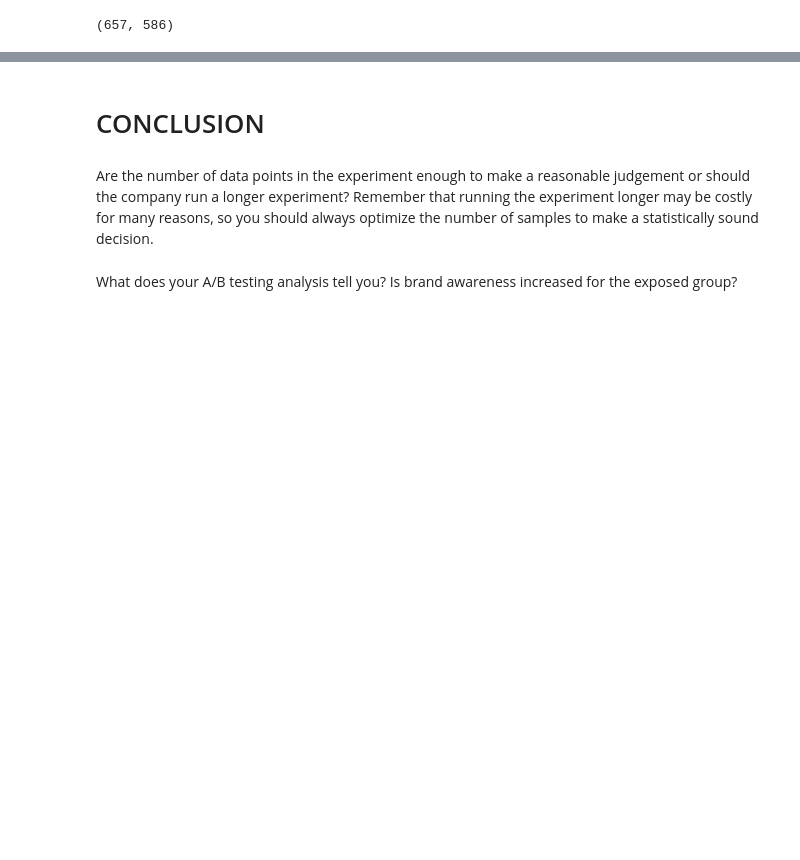
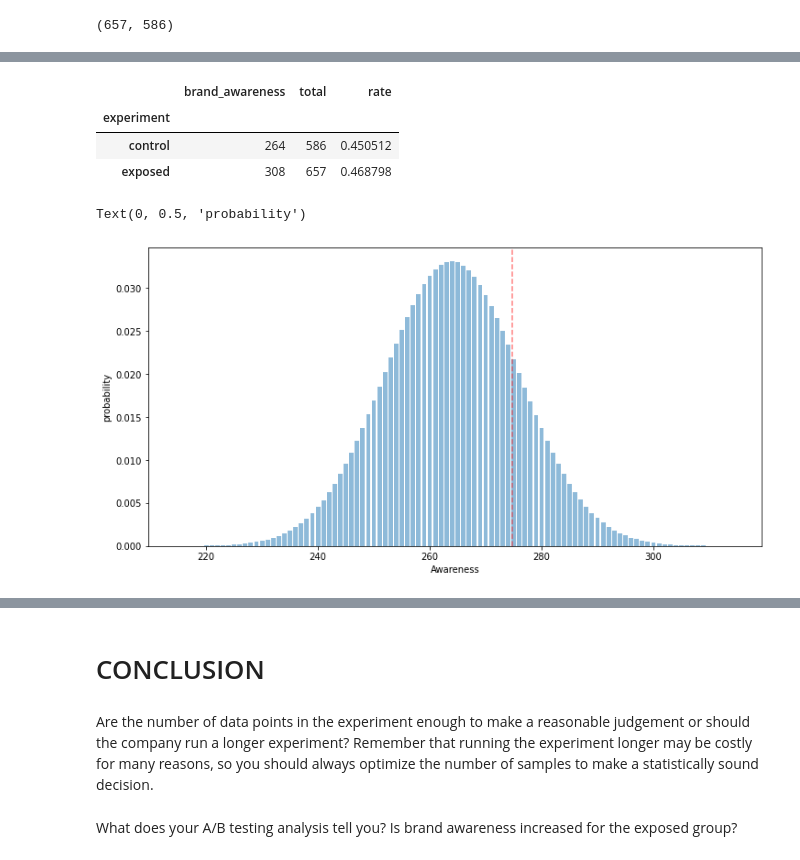
Before and after one commit to graycadeau/10-2, a Jupyter notebook: notebooks/process.ipynb, the cells around one changed output, grey strips where cells are left out. Cells and saved outputs as stored; diff of their text form; code cells hidden in the pictures; blank space fills up the shorter version.

```diff
--- a/notebooks/process.ipynb
+++ b/notebooks/process.ipynb
@@ -151,0 +231,5 @@ len(exposed),len(control)
+# %%
+db_yes = db[db['yes'] == 1]
+db_yes = db_yes.drop('no', axis = 1)
+db_yes = db_yes.rename(columns={"yes": "brand_awareness"})
+db_yes.head()
@@ -151,0 +243,8 @@ len(exposed),len(control)
+# %%
+db_no = db[db['no'] == 1]
+db_no = db_no.drop('yes', axis = 1)
+da = {1 : 0}
+db_no = db_no.replace({'no':da})
+db_no = db_no.rename(columns={"no": "brand_awareness"})
+
+db_no.head()
@@ -151,0 +258,3 @@ len(exposed),len(control)
+# %%
+db_clean = pd.concat([db_yes, db_no], axis = 0)
+db_clean.head()
@@ -151,0 +268,33 @@ len(exposed),len(control)
+# %%
+db_clean = db_clean.sample(frac=1).reset_index(drop=True)
+
+ab_summary = db_clean.pivot_table(values='brand_awareness', index='experiment', aggfunc=np.sum)
+# add additional columns to the pivot table
+ab_summary['total'] = db_clean.pivot_table(values='brand_awareness', index='experiment', aggfunc=lambda x: len(x))
+ab_summary['rate'] = db_clean.pivot_table(values='brand_awareness', index='experiment')
+ab_summary.head()
+# %% [output]
+|  | brand_awareness | total | rate |
+| experiment |  |  |  |
+| control | 264 | 586 | 0.450512 |
+| exposed | 308 | 657 | 0.468798 |
+# %%
+control_aware = ab_summary.brand_awareness[0] #A_converted
+control_total = ab_summary.total[0] #A_total
+
+control_rate = ab_summary.rate[0]
+exposed_rate = ab_summary.rate[1]
+
+exposed_aware = ab_summary.brand_awareness[1] #B_converted
+exposed_total = ab_summary.total[1] #B_total
+
+fig, ax = plt.subplots(figsize=(12,6))
+x = np.linspace(control_aware-49, control_aware+50, 100)
+y = scipy.stats.binom(control_total, control_rate).pmf(x)
+ax.bar(x, y, alpha=0.5)
+ax.axvline(x=exposed_rate * control_total, c='red', alpha=0.5, linestyle='--')
+plt.xlabel('Awareness')
+plt.ylabel('probability')
+# %% [output]
+Text(0, 0.5, 'probability')
+[figure, added]
```
Also changed, not shown: parts of 16 cells of this notebook, 1 other file.
